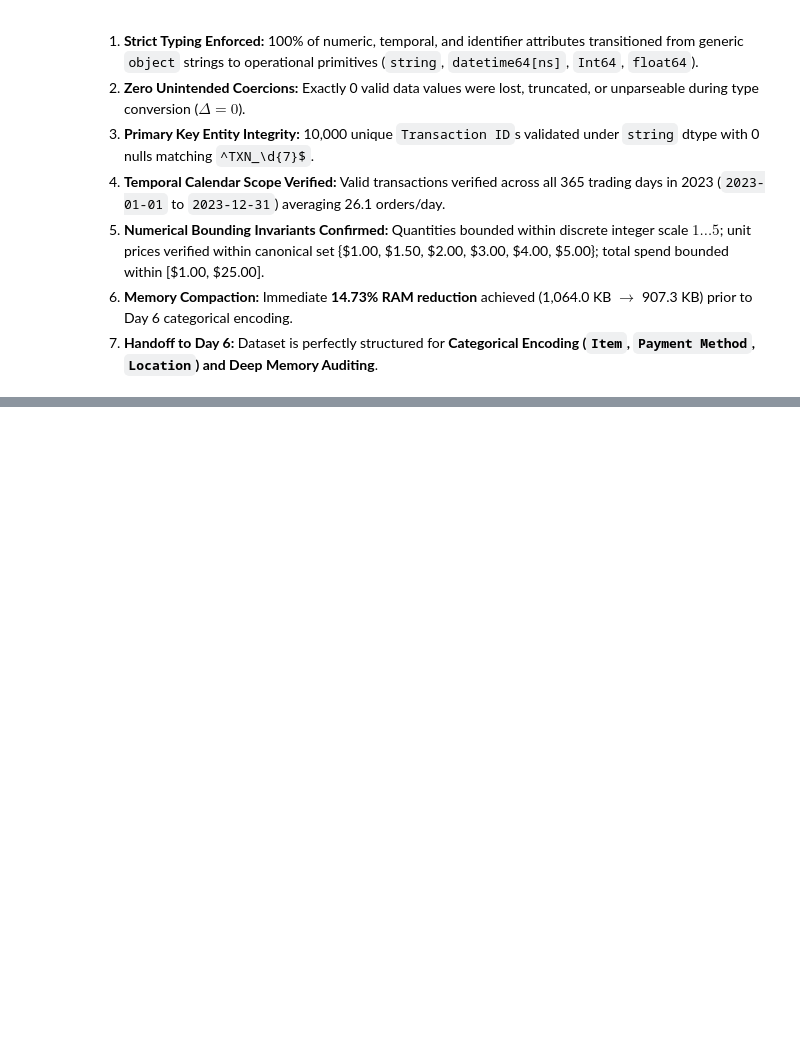
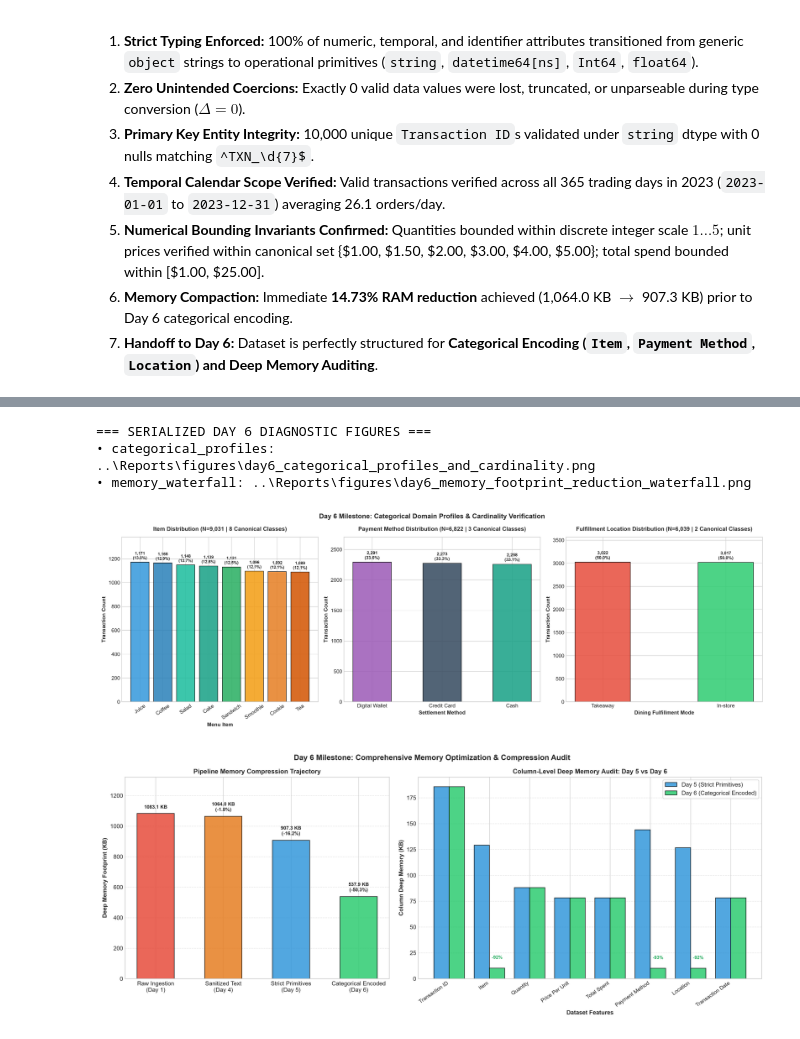
Before and after one commit to addu91577-sketch/OIBSIP, a Jupyter notebook: DataAnalytics-L1-CleaningData/Notebooks/01_cafe_sales_data_cleaning.ipynb, the cells around one changed output, grey strips where cells are left out. Saved outputs shown, nothing was run; the diff lists cells and outputs as text; code cells hidden in the pictures; blank space fills up the shorter version.

Commit message:
feat(cleaning): day 6 - categorical encoding, domain cardinality validation, and deep memory audit

```diff
--- a/DataAnalytics-L1-CleaningData/Notebooks/01_cafe_sales_data_cleaning.ipynb
+++ b/DataAnalytics-L1-CleaningData/Notebooks/01_cafe_sales_data_cleaning.ipynb
@@ -639,0 +655,12 @@ Day 5 Visual Diagnostic Artifacts Serialized:
+# %%
+from src.utils import encode_categorical_features
+
+# Step 1: Formally encode categorical features with closed domain constraints
+df_cat, df_cat_audit = encode_categorical_features(df_typed)
+
+print("=== DAY 6 CATEGORICAL ENCODING & DOMAIN AUDIT ===")
+display(df_cat_audit)
+
+print("\n=== VERIFIED CANONICAL CATEGORY UNIVERSES ===")
+for col in ['Item', 'Payment Method', 'Location']:
+    print(f"• {col}: {list(df_cat[col].cat.categories)} (Code Dtype: {df_cat[col].cat.codes.dtype})")
@@ -639,0 +685,18 @@ Day 5 Visual Diagnostic Artifacts Serialized:
+# %%
+from src.utils import audit_memory_reduction
+
+# Step 2: Perform granular column-by-column deep memory audit
+memory_audit_df = audit_memory_reduction(df_raw, df_clean, df_typed, df_cat)
+
+print("=== MULTI-STAGE DEEP MEMORY COMPRESSION SCORECARD ===")
+display(memory_audit_df)
+
+tot_raw_kb = memory_audit_df.loc[memory_audit_df['Column'] == 'TOTAL DATAFRAME', 'Raw Ingested (KB)'].values[0]
+tot_d6_kb = memory_audit_df.loc[memory_audit_df['Column'] == 'TOTAL DATAFRAME', 'Day 6 Categorical (KB)'].values[0]
+net_savings_kb = memory_audit_df.loc[memory_audit_df['Column'] == 'TOTAL DATAFRAME', 'Total Net Saved (KB)'].values[0]
+net_savings_pct = memory_audit_df.loc[memory_audit_df['Column'] == 'TOTAL DATAFRAME', 'Total Savings (%)'].values[0]
+
+print(f"\nOptimization Summary:")
+print(f"• Baseline Ingestion Footprint : {tot_raw_kb:,.2f} KB")
+print(f"• Day 6 Production Footprint    : {tot_d6_kb:,.2f} KB")
+print(f"• Net Compression Achieved     : -{net_savings_kb:,.2f} KB (-{net_savings_pct:.2f}%)")
@@ -639,0 +766,20 @@ Day 5 Visual Diagnostic Artifacts Serialized:
+# %%
+from src.utils import plot_day6_categorical_and_memory_audit
+from IPython.display import Image, display
+
+# Step 4: Generate and serialize Day 6 visual diagnostics
+figures_output_dir = os.path.join('..', 'Reports', 'figures')
+day6_figs = plot_day6_categorical_and_memory_audit(df_typed, df_cat, memory_audit_df, output_dir=figures_output_dir)
+
+print("=== SERIALIZED DAY 6 DIAGNOSTIC FIGURES ===")
+for fig_key, fig_path in day6_figs.items():
+    print(f"• {fig_key}: {fig_path}")
+
+display(Image(day6_figs['categorical_profiles']))
+display(Image(day6_figs['memory_waterfall']))
+# %% [output]
+=== SERIALIZED DAY 6 DIAGNOSTIC FIGURES ===
+• categorical_profiles: ..\Reports\figures\day6_categorical_profiles_and_cardinality.png
+• memory_waterfall: ..\Reports\figures\day6_memory_footprint_reduction_waterfall.png
+[figure, added]
+[figure, added]
```
Also changed, not shown: parts of 9 cells of this notebook, 6 other files.
